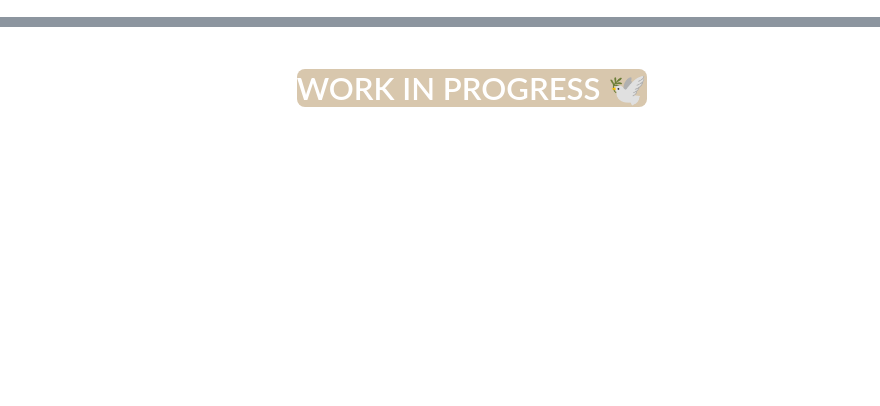
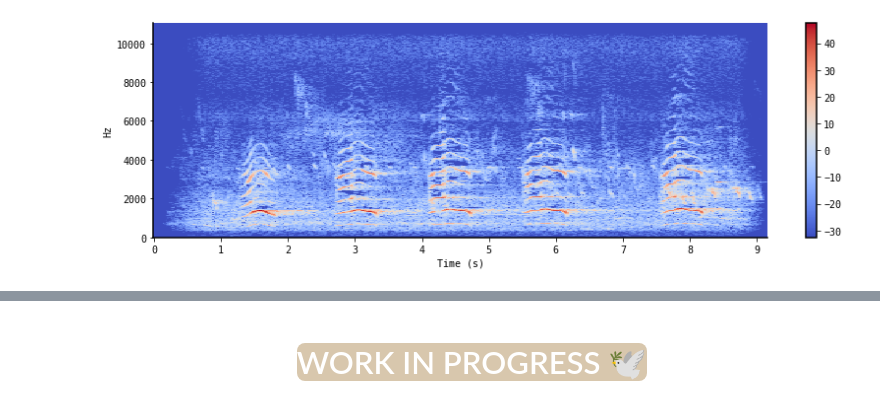
Before and after one commit to heyrobin/Birds-identify-eda, a Jupyter notebook: birds-eda.ipynb, the cells around one changed output, grey strips where cells are left out. Cells and saved outputs as stored; diff of their text form; code cells hidden in the pictures; blank space fills up the shorter version.

Commit message:
Kaggle Notebook | 🎶 The Songs of Indian Birds 🦚 🇮🇳 | Version 10

```diff
--- a/birds-eda.ipynb
+++ b/birds-eda.ipynb
@@ -139,8 +201,0 @@ array(['African Silverbill', 'Akekee', 'Hawaii Akepa', 'Akiapolaau',
-# %%
-#Example
-data = train["filename"].values[0]
-all = link+'/train_audio/'+data
-
-print('This is the sample example of Bird Recording')
-
-ipd.Audio(all)
@@ -150,8 +201,0 @@ This is the sample example of Bird Recording
-# %%
-# function
-def bird(num,name):
-    loca = train[train['common_name'] == name]["filename"].values[num]
-    all = link+'/train_audio/'+loca
-    return ipd.Audio(all)
-
-bird(2,"Japanese Bush Warbler")
@@ -159,0 +214,18 @@ bird(2,"Japanese Bush Warbler")
+# %%
+# function
+# name represents the selected bird
+#num represents number of audio in the selected bird
+
+def bird(num,name):
+    loca = india_df[india_df['common_name'] == name]["filename"].values[num]
+    all = link+'/train_audio/'+loca
+    #diplay wave
+    ar, sr = librosa.load(link+'/train_audio/'+loca, duration=10)
+    arr = librosa.stft(ar)
+    arr_db = librosa.amplitude_to_db(abs(arr))
+    librosa.display.specshow(arr_db, sr=sr, x_axis='s', y_axis='hz')
+    plt.colorbar()
+    return ipd.Audio(all)
+
+bird(10,"Indian Peafowl")
+# %% [output]
@@ -159,0 +233 @@ bird(2,"Japanese Bush Warbler")
+[figure, added]
```
Also changed, not shown: parts of 32 cells of this notebook.
